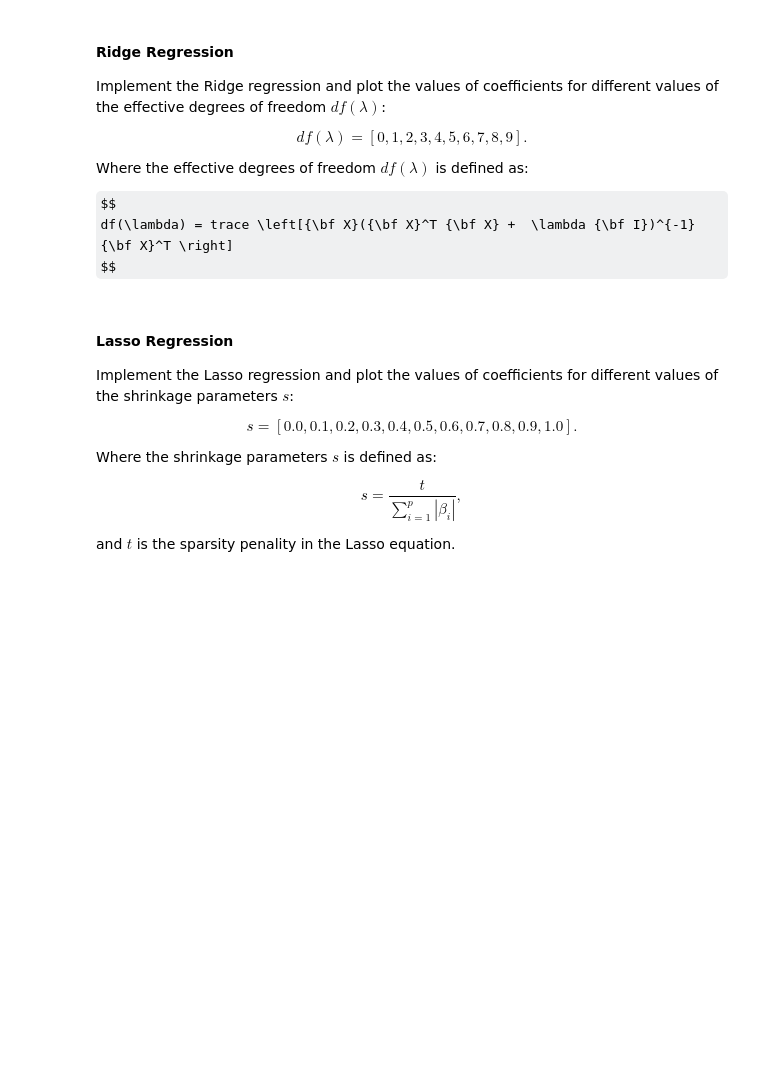
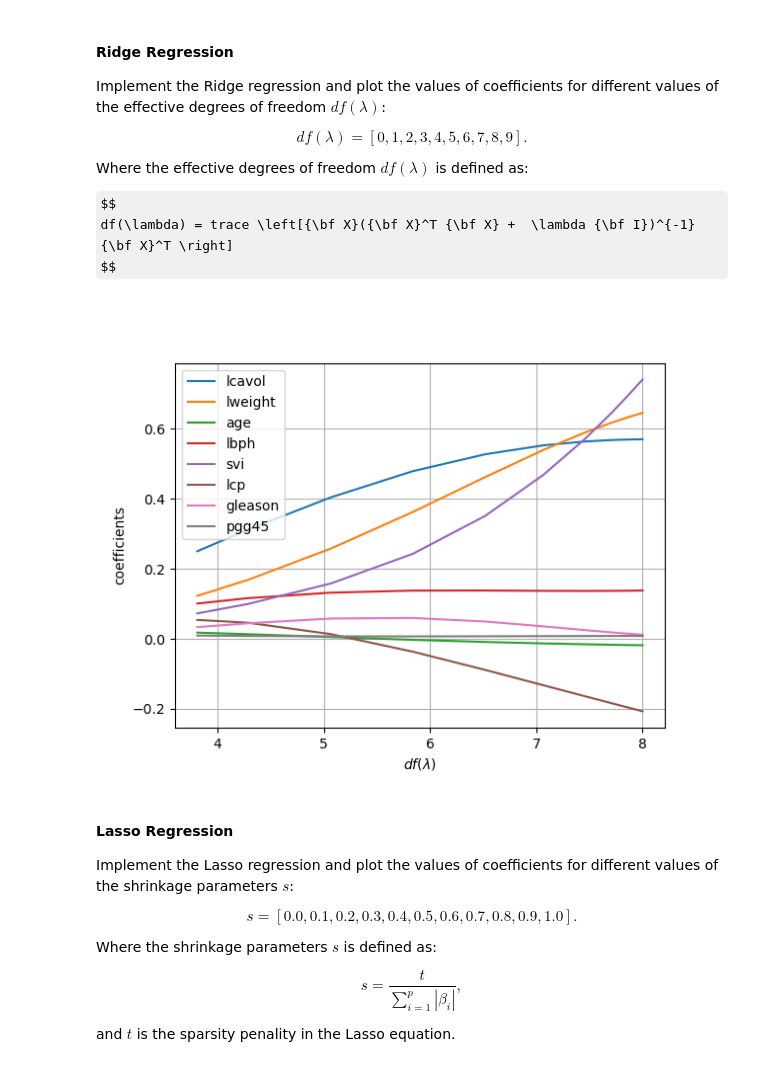
Before and after one commit to Jkker/intro2ml, a Jupyter notebook: HW1/IntroToML_Fall2021_HW1.ipynb, the cells around one changed output. Saved outputs shown, nothing was run; the diff lists cells and outputs as text; code cells hidden in the pictures; some formulas as TeX source; blank space fills up the shorter version.

```diff
--- a/HW1/IntroToML_Fall2021_HW1.ipynb
+++ b/HW1/IntroToML_Fall2021_HW1.ipynb
@@ -31 +32,19 @@ Load the dataset and split it into train and validation sets.
+# %%
+### Load the dataset here ###
+%matplotlib widget
+import pandas as pd
+import numpy as np
+import matplotlib.pyplot as plt
+
+prostate = pd.read_csv("./prostate.data", sep="\t")
+
+coefficient_names = [ele for ele in prostate.columns if ele not in ["train", "lpsa", "Unnamed: 0"]]
+
+training_set = prostate.loc[(prostate["train"] == "T")]
+validation_set = prostate.loc[(prostate["train"] == "F")]
+
+x_train = training_set.drop(["train", "lpsa", "Unnamed: 0"], axis=1).to_numpy()
+x_val = validation_set.drop(["train", "lpsa", "Unnamed: 0"], axis=1).to_numpy()
+y_train = training_set["lpsa"].to_numpy()
+y_val = validation_set["lpsa"].to_numpy()
 # %% [markdown]
@@ -54,2 +109,30 @@ $$
+# %%
+### Your ridge regression code and the plotting code goes here ##
+def beta_hat_ridge(X, y, l):
+    return np.linalg.inv((X.T @ X) + l * np.identity(X.shape[1])) @ (X.T @ y)
+
+def df(X, l):
+    return np.trace(X @ np.linalg.inv((X.T @ X + l * np.identity(X.shape[1]))) @ X.T)
+
+
+lambdas = [0, 0.5, 1, 2, 4, 8, 16, 32, 64, 100]
+coefficient_list = []
+df_list = []
+
+
+for l in lambdas:
+    df_list.append(df(x_train, l))
+    coefficient_list.append(beta_hat_ridge(x_train, y_train, l))
+
+# Now plot the results.
+plt.figure()
+plt.plot(df_list, coefficient_list, label=coefficient_names)
+plt.xlabel(r'$df(\lambda)$')
+plt.ylabel(r'coefficients')
+plt.legend()
+plt.grid(True)
+plt.show()
+# %% [output]
+[figure, added]
 # %% [markdown]
 #### Lasso Regression
```
Also changed, not shown: parts of 19 cells of this notebook, 2 other files.
